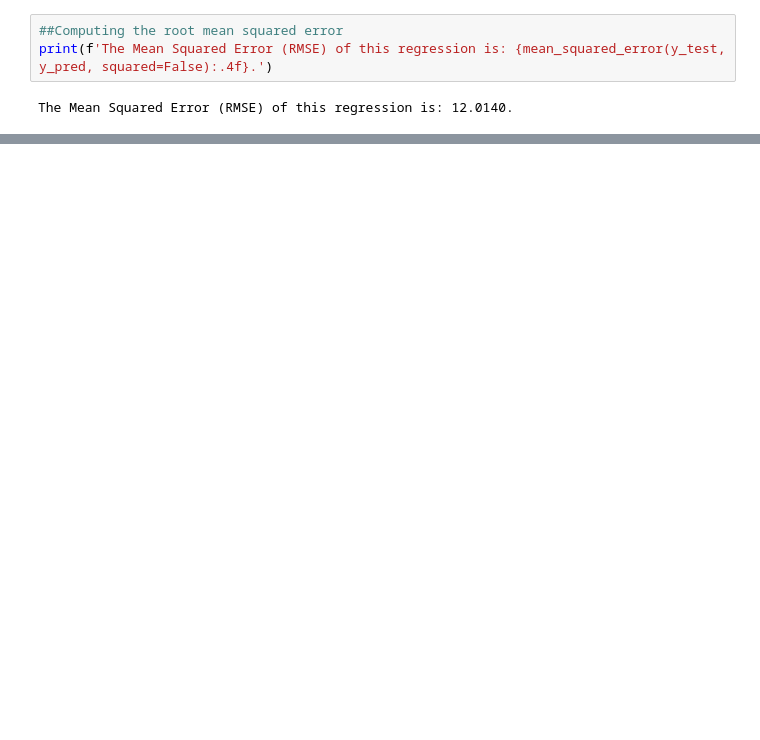
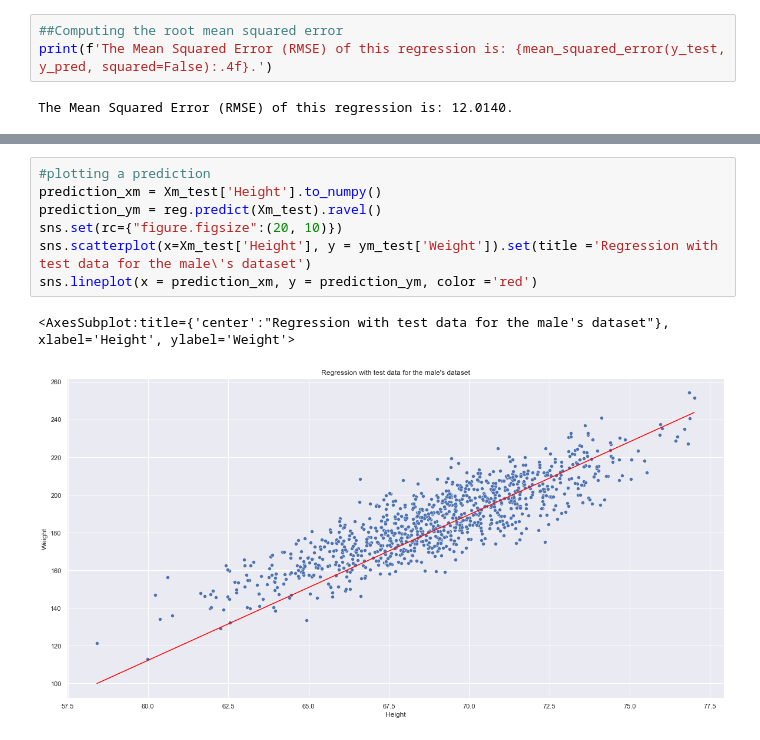
Before and after one commit to o-guilherme/Exercicios-IFSP, a Jupyter notebook: analise-estatistica/Exercise 2022-05-05/Exercise 2022-05-05.ipynb, the cells around one changed output, grey strips where cells are left out. Drawn from its saved outputs; the diff is of its cells as text; blank space fills up the shorter version.

```diff
--- a/analise-estatistica/Exercise 2022-05-05/Exercise 2022-05-05.ipynb
+++ b/analise-estatistica/Exercise 2022-05-05/Exercise 2022-05-05.ipynb
@@ -158,0 +263,10 @@ The Mean Squared Error (RMSE) of this regression is: 12.0140.
+# %%
+#plotting a prediction
+prediction_xm = Xm_test['Height'].to_numpy()
+prediction_ym = reg.predict(Xm_test).ravel()
+sns.set(rc={"figure.figsize":(20, 10)})
+sns.scatterplot(x=Xm_test['Height'], y = ym_test['Weight']).set(title ='Regression with test data for the male\'s dataset')
+sns.lineplot(x = prediction_xm, y = prediction_ym, color ='red')
+# %% [output]
+<AxesSubplot:title={'center':"Regression with test data for the male's dataset"}, xlabel='Height', ylabel='Weight'>
+[figure, added]
```
Also changed, not shown: parts of 33 cells of this notebook.
